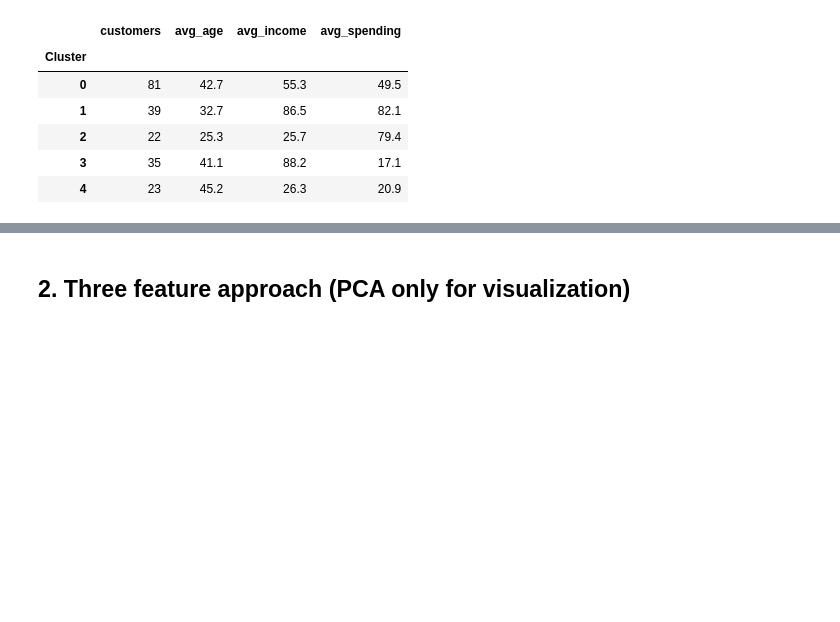
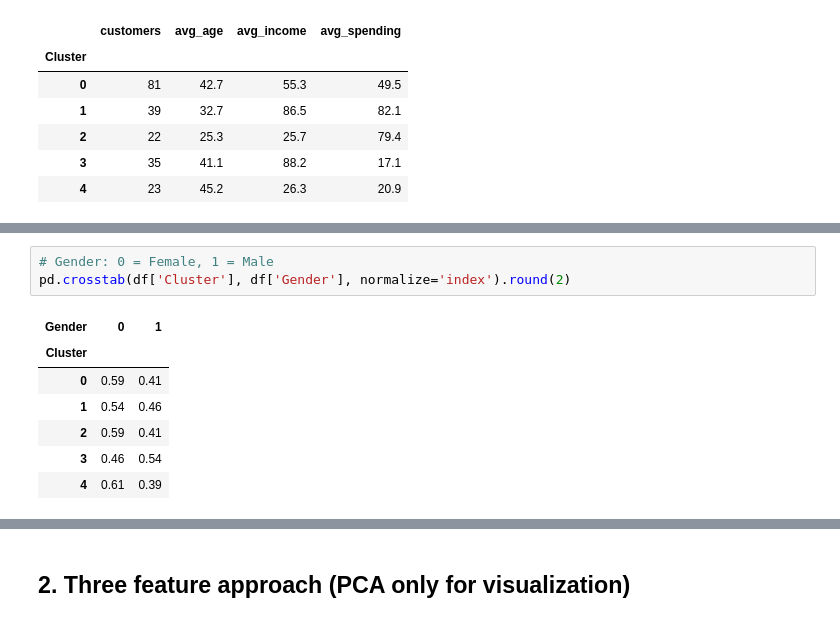
Before and after one commit to Mahaselvi/Mall-customer-clustering-analysis, a Jupyter notebook: mall_customer_segmentation.ipynb, the cells around one changed output, grey strips where cells are left out. Saved outputs shown, nothing was run; the diff lists cells and outputs as text; blank space fills up the shorter version.

```diff
--- a/mall_customer_segmentation.ipynb
+++ b/mall_customer_segmentation.ipynb
@@ -225,0 +241,11 @@ profile
+# %%
+# Gender: 0 = Female, 1 = Male
+pd.crosstab(df['Cluster'], df['Gender'], normalize='index').round(2)
+# %% [output]
+| Gender | 0 | 1 |
+| Cluster |  |  |
+| 0 | 0.59 | 0.41 |
+| 1 | 0.54 | 0.46 |
+| 2 | 0.59 | 0.41 |
+| 3 | 0.46 | 0.54 |
+| 4 | 0.61 | 0.39 |
```
Also changed, not shown: parts of 33 cells of this notebook, 8 other files.
